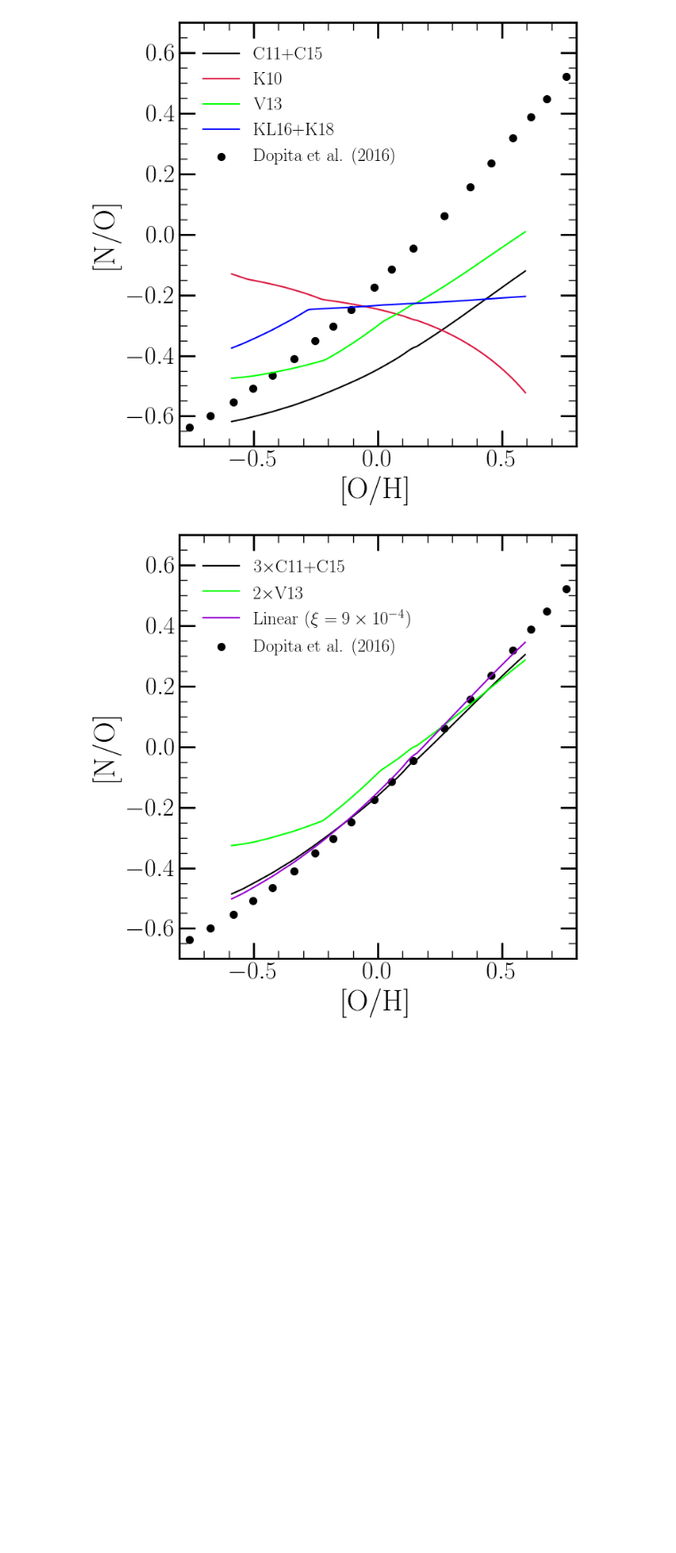
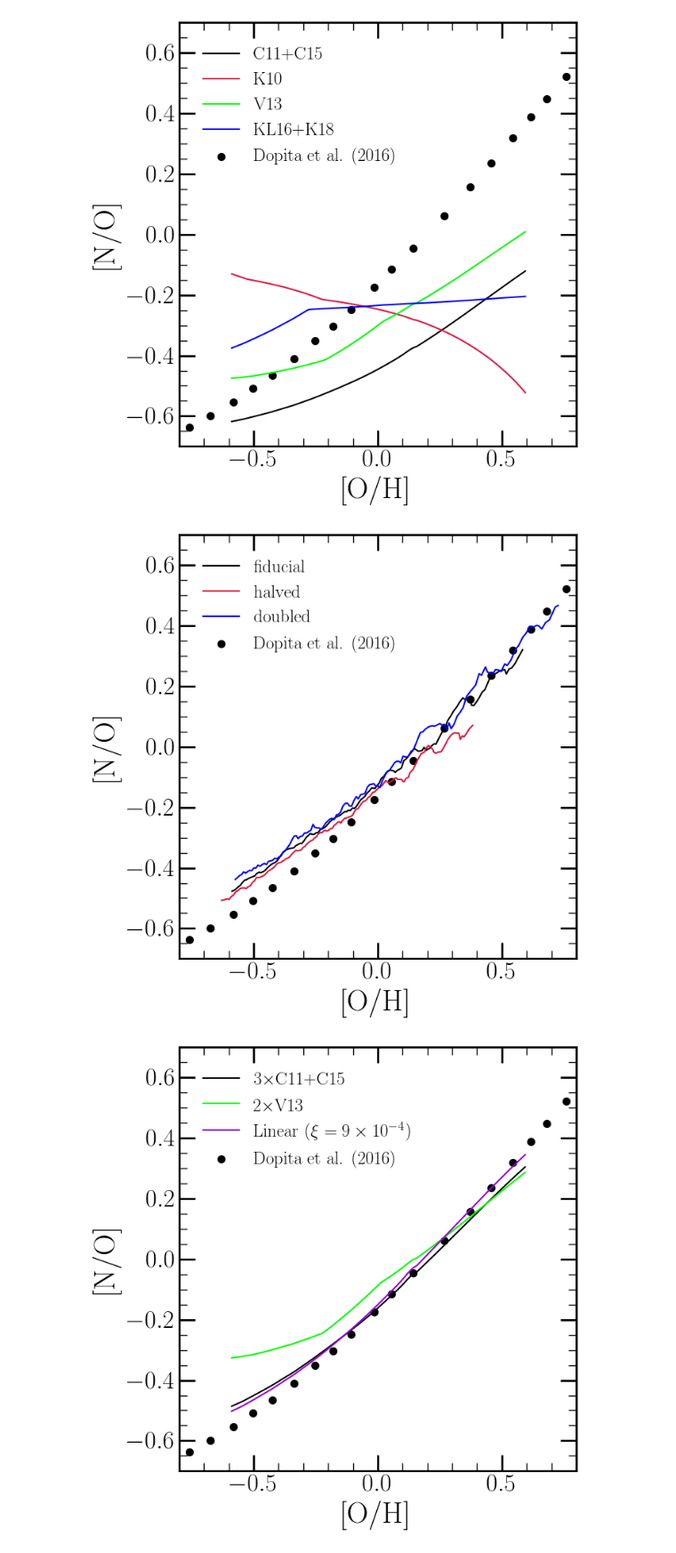
Before and after one commit to giganano/AGBmigration, a Jupyter notebook: notebooks/paper_plots.ipynb, the cells around one changed output. Shown at 89% size. Drawn from its saved outputs; the diff is of its cells as text; code cells hidden in the pictures; blank space fills up the shorter version.

```diff
--- a/notebooks/paper_plots.ipynb
+++ b/notebooks/paper_plots.ipynb
@@ -816,6 +816,60 @@ plt.savefig("../paper/no_oh_predictions_unmodified.pdf")
 plt.show()
 # %% [output]
 [figure]
+# %%
+fig = plt.figure(figsize = (7, 7), facecolor = "white")
+ax = fig.add_subplot(111)
+ax.set_xlabel("[O/H]")
+ax.set_ylabel("[N/O]")
+ax.set_xlim([-0.8, 0.8])
+ax.set_ylim([-0.7, 0.7])
+names = [
+    "../outputs/diffusion/insideout",
+    "../outputs/diffusion/halved_yields_eta",
+    "../outputs/diffusion/doubled_yields_eta",
+]
+outputs = [vice.output(_) for _ in names]
+colors = ["black", "crimson", "blue"]
+zones = ["zone%d" % (_) for _ in range(20, 151)]
+labels = [
+    "fiducial",
+    "halved",
+    "doubled"
+]
+
+for i in range(len(outputs)):
+    kwargs = {
+        "c": plots.mpltoolkit.named_colors()[colors[i]],
+        "label": labels[i]
+    }
+    xvals = [outputs[i].zones[_].history["[o/h]"][-1] for _ in zones]
+    yvals = [outputs[i].zones[_].history["[n/o]"][-1] for _ in zones]
+    ax.plot(xvals, yvals, **kwargs)
+
+dopita2016 = src.data.read("dopita2016")
+kwargs = {
+    "c": plots.mpltoolkit.named_colors()["black"],
+    "marker": plots.mpltoolkit.markers()["circle"],
+    "label": "Dopita et al. (2016)",
+    "s": 50
+}
+ax.scatter(dopita2016["[o/h]"], dopita2016["[n/o]"], **kwargs)
+
+kwargs = {
+    "loc": plots.mpltoolkit.mpl_loc("upper left"),
+    "ncol": 1,
+    "frameon": False,
+    "fontsize": 18,
+    "bbox_to_anchor": (0.02, 0.98),
+#     "handlelength": 0
+}
+leg = ax.legend(**kwargs)
+
+plt.tight_layout()
+plt.savefig("../paper/yields_eta_comp.pdf")
+plt.show()
+# %% [output]
+[figure, added]
 # %%
 fig = plt.figure(figsize = (7, 7), facecolor = "white")
 ax = fig.add_subplot(111, facecolor = "white")
```
Also changed, not shown: parts of 1 cell of this notebook.
